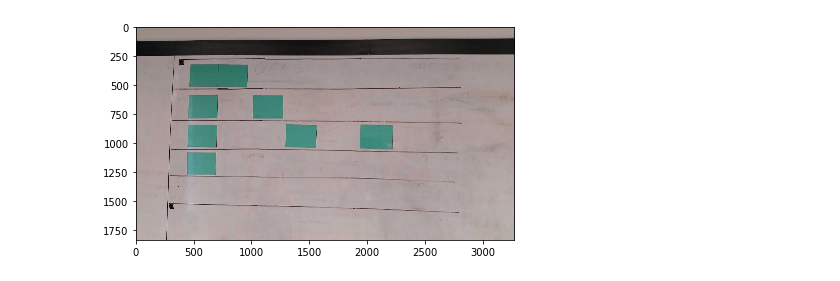
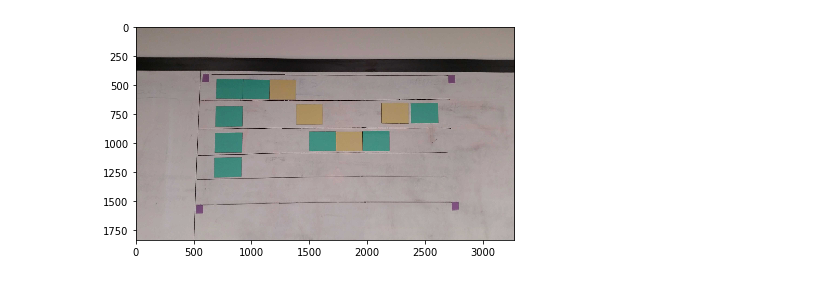
Before and after one commit to hackerspace-silesia/nospr-kopytko, a Jupyter notebook: image-detection.ipynb, the cells around one changed output. Cells and saved outputs as stored; diff of their text form; code cells hidden in the pictures.

```diff
--- a/image-detection.ipynb
+++ b/image-detection.ipynb
@@ -24,11 +25,11 @@ def show_images(data, small=False):
     if small:
         fig.show()
 # %%
-img = img_as_float(imread("a.jpg"))
+img = img_as_float(imread("b.jpg"))
 imshow(img)
 show()
 # %% [output]
-[figure, old version]
+[figure, new version]
 # %%
 hsv = rgb2hsv(img)
 h = hsv[:,:,0]
```
Also changed, not shown: parts of 7 cells of this notebook, 1 other file.
